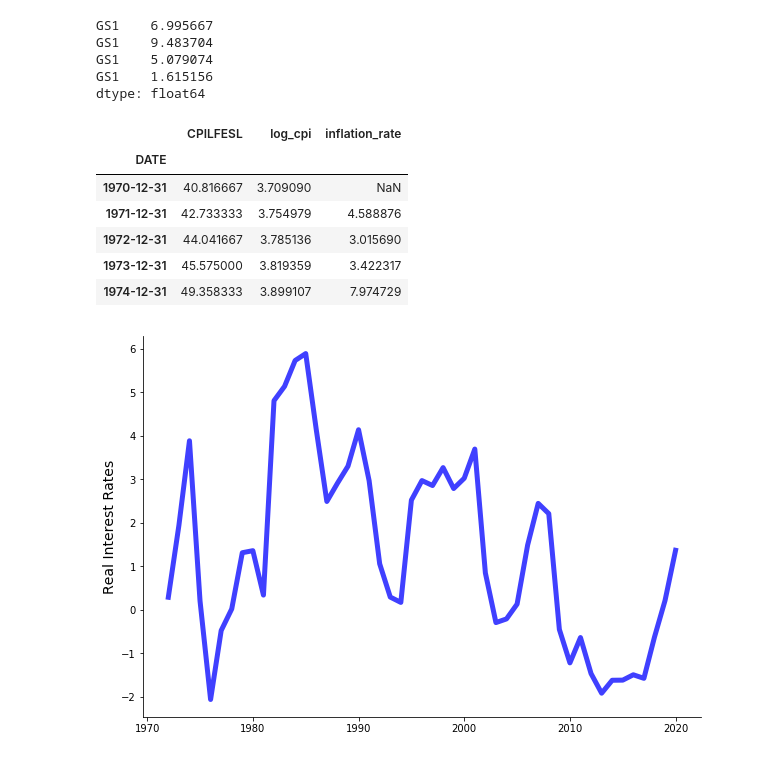
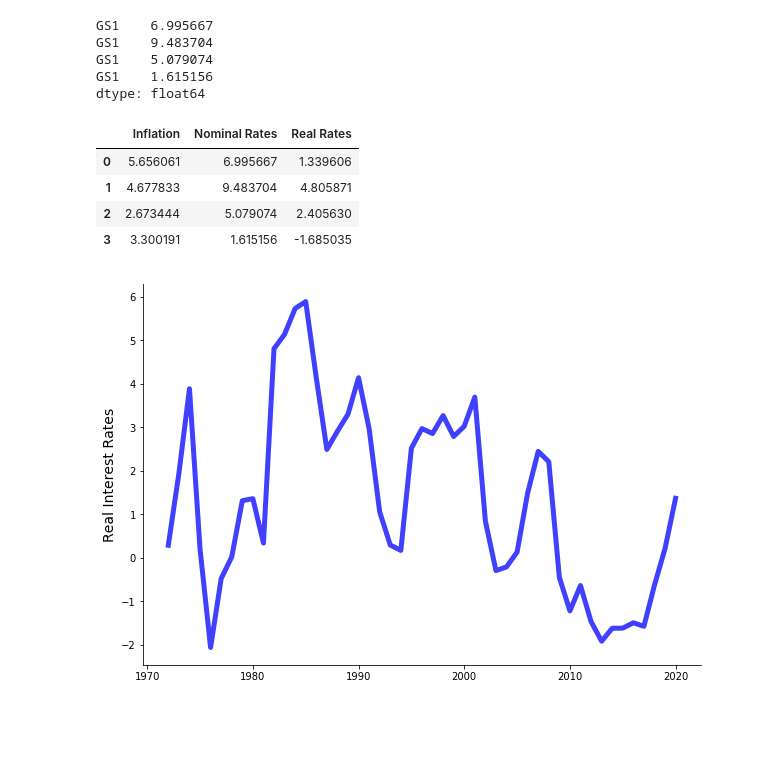
Before and after one commit to mwaugh0328/EGB, a Jupyter notebook: materials/data/problem_set_1.ipynb, the cells around one changed output. Saved outputs shown, nothing was run; the diff lists cells and outputs as text; code cells hidden in the pictures; blank space fills up the shorter version.

```diff
--- a/materials/data/problem_set_1.ipynb
+++ b/materials/data/problem_set_1.ipynb
@@ -131,20 +131,24 @@ GS1    9.483704
 GS1    5.079074
 GS1    1.615156
 dtype: float64
+# %%
+tabel_two = pd.concat([inflation.reset_index(drop=True), nominal_rate.reset_index(drop=True)], axis = 1)
+
+tabel_two.columns = ["Inflation", "Nominal Rates"]
+
+tabel_two["Real Rates"] = tabel_two["Nominal Rates"] - tabel_two["Inflation"]
+# %%
+tabel_two.head()
+# %% [output]
+|  | Inflation | Nominal Rates | Real Rates |
+| 0 | 5.656061 | 6.995667 | 1.339606 |
+| 1 | 4.677833 | 9.483704 | 4.805871 |
+| 2 | 2.673444 | 5.079074 | 2.405630 |
+| 3 | 3.300191 | 1.615156 | -1.685035 |
 # %%
 infl["log_cpi"] = np.log(infl["CPILFESL"])
 # %%
 infl["inflation_rate"] = 100.*infl.log_cpi.diff()
-# %%
-infl.head()
-# %% [output]
-|  | CPILFESL | log_cpi | inflation_rate |
-| DATE |  |  |  |
-| 1970-12-31 | 40.816667 | 3.709090 | NaN |
-| 1971-12-31 | 42.733333 | 3.754979 | 4.588876 |
-| 1972-12-31 | 44.041667 | 3.785136 | 3.015690 |
-| 1973-12-31 | 45.575000 | 3.819359 | 3.422317 |
-| 1974-12-31 | 49.358333 | 3.899107 | 7.974729 |
 # %%
 tabe_two = pd.concat([infl, nrate], axis = 1)
 # %%
```
